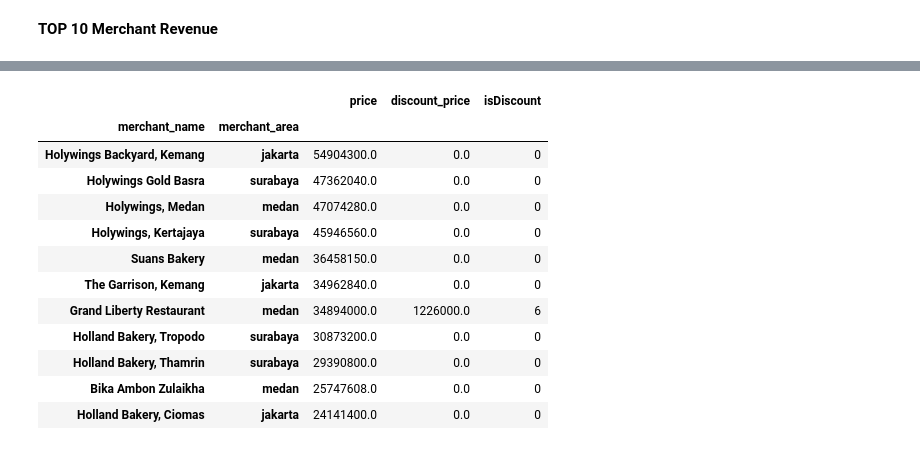
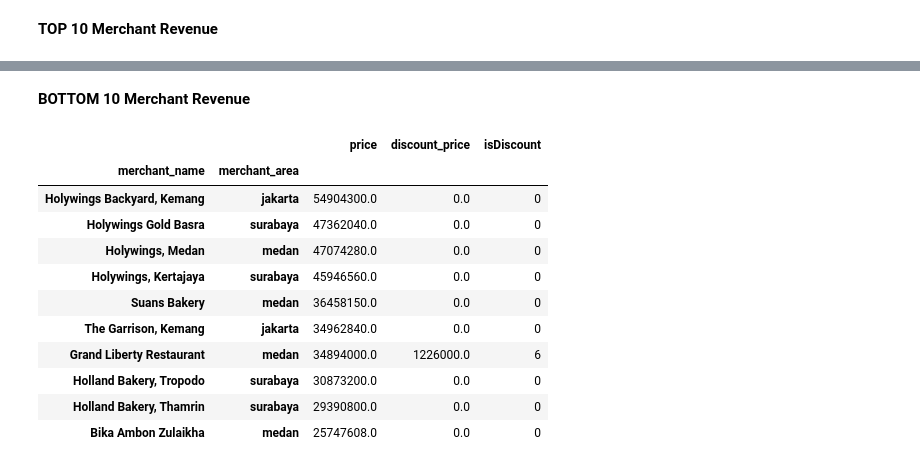
Before and after one commit to Edy-Mochamad/Analysis-Product-Revenue, a Jupyter notebook: produklist.ipynb, the cells around one changed output, grey strips where cells are left out. Cells and saved outputs as stored; diff of their text form; code cells hidden in the pictures.

Commit message:
search bottom 10 merchant revenue

```diff
--- a/produklist.ipynb
+++ b/produklist.ipynb
@@ -159,17 +173,18 @@ dataset
+# %% [markdown]
+**BOTTOM 10 Merchant Revenue**
 # %%
 dsrevenue = dataset.groupby(['merchant_name', 'merchant_area']).sum().sort_values(by = 'price', ascending = False)
-dsrevenue.head(11)
+dsrevenue.head(10)
 # %% [output]
 |  |  | price | discount_price | isDiscount |
 | merchant_name | merchant_area |  |  |  |
 | Holywings Backyard, Kemang | jakarta | 54904300.0 | 0.0 | 0 |
 | Holywings Gold Basra | surabaya | 47362040.0 | 0.0 | 0 |
 | Holywings, Medan | medan | 47074280.0 | 0.0 | 0 |
 | Holywings, Kertajaya | surabaya | 45946560.0 | 0.0 | 0 |
 | Suans Bakery | medan | 36458150.0 | 0.0 | 0 |
 | The Garrison, Kemang | jakarta | 34962840.0 | 0.0 | 0 |
 | Grand Liberty Restaurant | medan | 34894000.0 | 1226000.0 | 6 |
 | Holland Bakery, Tropodo | surabaya | 30873200.0 | 0.0 | 0 |
 | Holland Bakery, Thamrin | surabaya | 29390800.0 | 0.0 | 0 |
 | Bika Ambon Zulaikha | medan | 25747608.0 | 0.0 | 0 |
-| Holland Bakery, Ciomas | jakarta | 24141400.0 | 0.0 | 0 |
```
Also changed, not shown: parts of 4 cells of this notebook.
